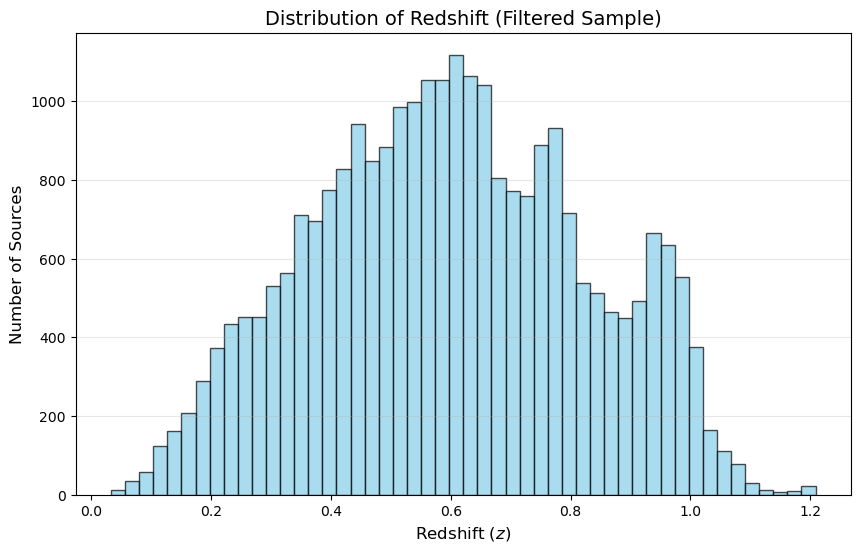
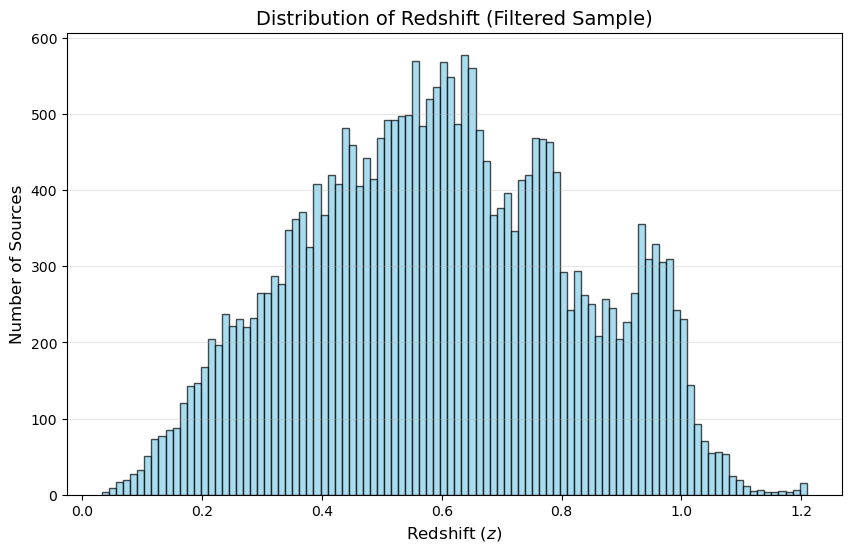
The notebook cell's code change between the first figure and the second:
--- before
+++ after
@@ -1,4 +1,4 @@
 plt.figure(figsize=(10, 6))
-plt.hist(data['Z_FIT'][mask], bins=50, color='skyblue', edgecolor='black', alpha=0.7)
+plt.hist(data['Z_FIT'][mask], bins=100, color='skyblue', edgecolor='black', alpha=0.7)
 plt.title('Distribution of Redshift (Filtered Sample)', fontsize=14)
 plt.xlabel('Redshift ($z$)', fontsize=12)

Commit: Actually saving all plot outputs this time